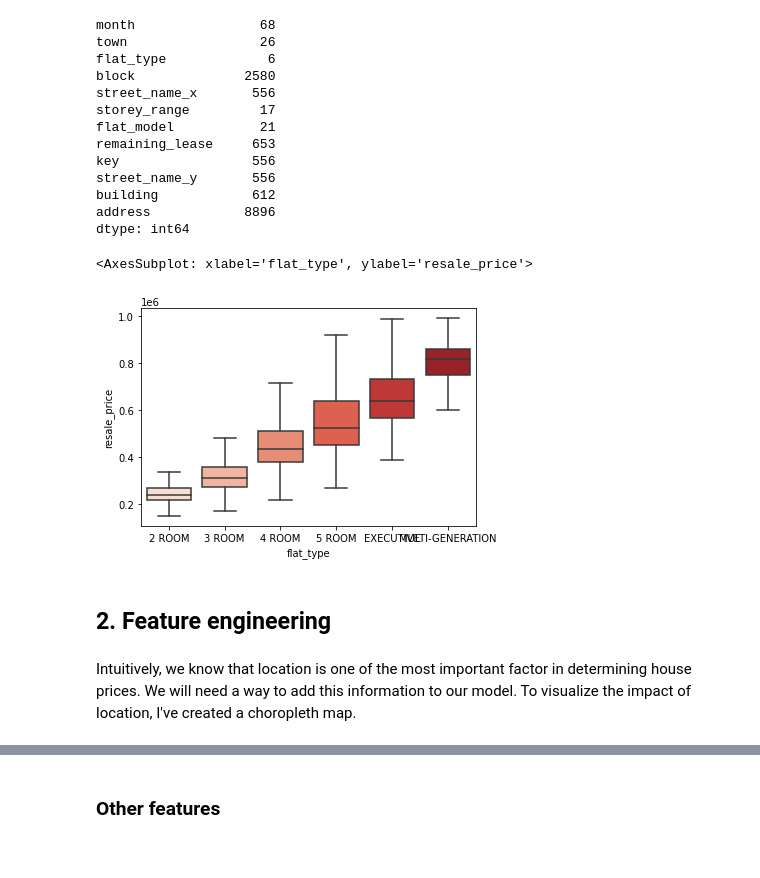
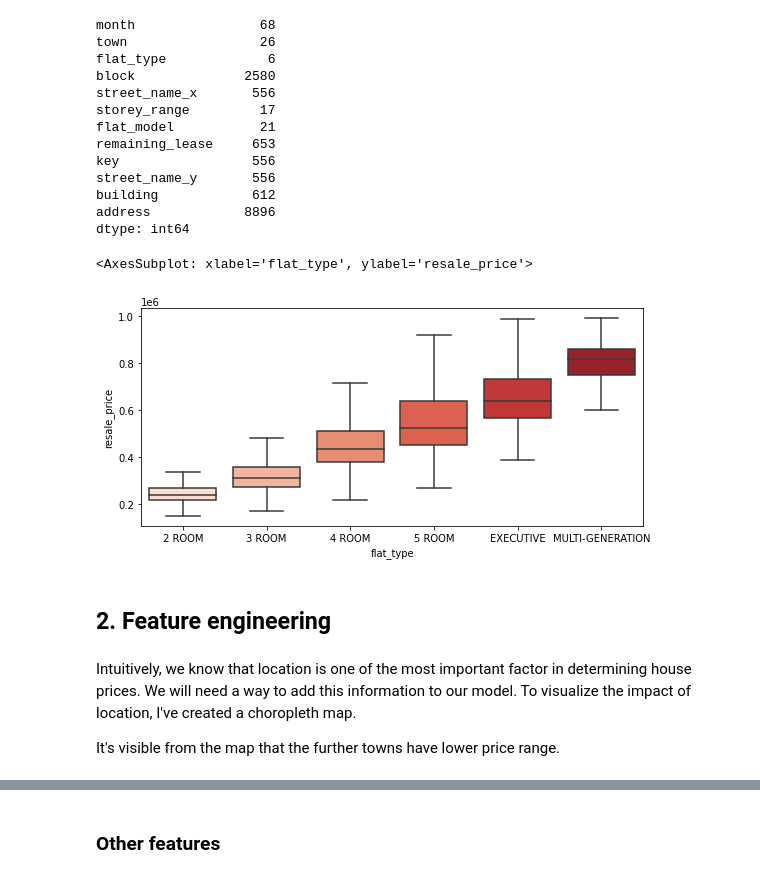
Before and after one commit to dobeok/singapore-hdb-resale, a Jupyter notebook: 01-predict-hdb-resale.ipynb, the cells around one changed output, grey strips where cells are left out. Saved outputs shown, nothing was run; the diff lists cells and outputs as text; code cells hidden in the pictures.

```diff
--- a/01-predict-hdb-resale.ipynb
+++ b/01-predict-hdb-resale.ipynb
@@ -185,19 +195,24 @@ building            612
 address            8896
 dtype: int64
 # %%
+fig, ax = plt.subplots(figsize=(9, 4))
+
 sns.boxplot(
     data=df,
     y='resale_price',
     x='flat_type',
     palette="Reds",
-    showfliers=False,)
+    showfliers=False,
+    ax=ax)
 # %% [output]
 <AxesSubplot: xlabel='flat_type', ylabel='resale_price'>
-[figure, old version]
+[figure, new version]
 # %% [markdown]
 ## 2. Feature engineering
 # %% [markdown]
 Intuitively, we know that location is one of the most important factor in determining house prices. We will need a way to add this information to our model. To visualize the impact of location, I've created a choropleth map.
+
+It's visible from the map that the further towns have lower price range.
 # %%
 sg_map = gpd.read_file('data/geojson/singapore_planning.geojson')
 sg_map['PLN_AREA_N'] = sg_map['PLN_AREA_N'].replace({'OUTRAM': 'CENTRAL AREA', 'ROCHOR': 'CENTRAL AREA', 'DOWNTOWN CORE': 'CENTRAL AREA'})
```
Also changed, not shown: parts of 17 cells of this notebook.
